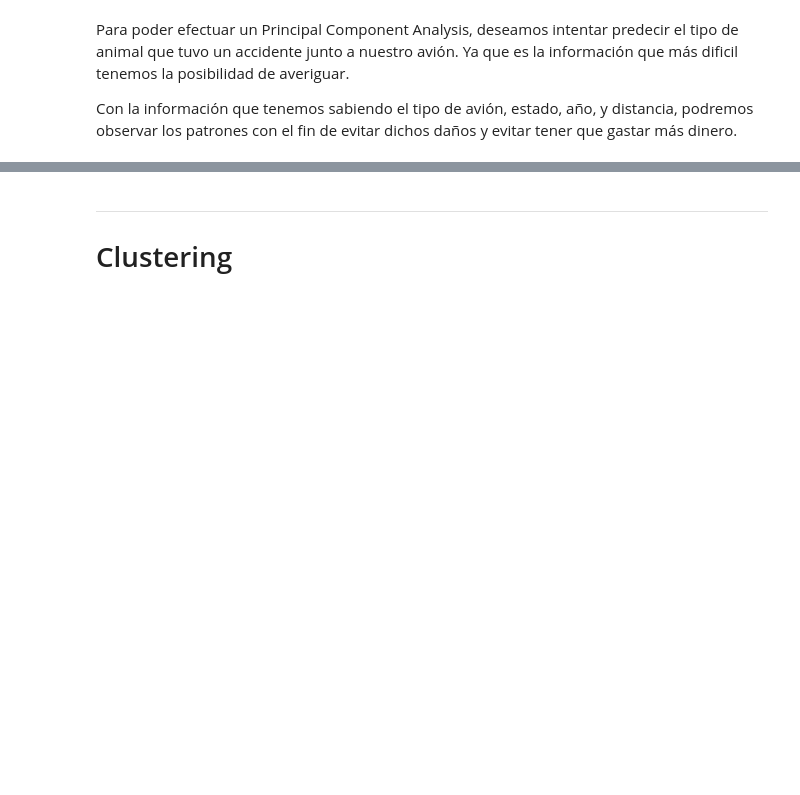
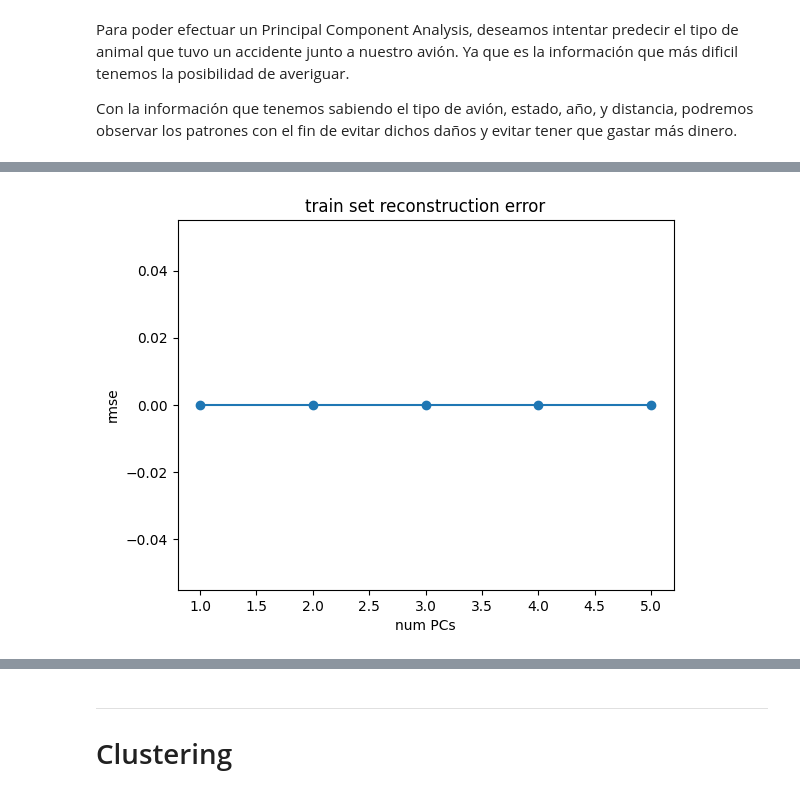
Before and after one commit to LuisBuenoA/Wildlife-Strike-Analysis, a Jupyter notebook: Practica1.ipynb, the cells around one changed output, grey strips where cells are left out. Drawn from its saved outputs; the diff is of its cells as text; code cells hidden in the pictures; blank space fills up the shorter version.

```diff
--- a/Practica1.ipynb
+++ b/Practica1.ipynb
@@ -379,0 +398,34 @@ X.shape, y.shape
+# %%
+X_train, X_test, y_train, y_test = train_test_split(X, y, test_size = 0.2, random_state = 0)
+# %%
+sc = StandardScaler()
+X_train = sc.fit_transform(X_train)
+X_test = sc.transform(X_test)
+# %%
+# Reconstruction error on MNIST vs number of latent dimensions used by PCA
+# * This is dimension D
+X_rank = np.linalg.matrix_rank(X_train)
+
+# * Generate the K's vector - To test out for the optimal L.
+Ks = [1,2,3,4,5]
+
+# ? - Vectors which are intended to store the RMSE values for train and test datasets.
+RMSE_train = np.arange(len(Ks))
+RMSE_test = np.arange(len(Ks))
+# %%
+
+# * For each L which we want to test out perform a PCA and it's corresponding reconstruction
+# * Both for the train & test datasets - Then for that specific L, log what the RMS error is in order to plot it.
+for index, K in enumerate(Ks):
+    print(K)
+    pca = PCA(n_components=K)
+
+    Xtrain_transformed = pca.fit_transform(X_train)
+    print(X_train)
+    Xtrain_proj = pca.inverse_transform(Xtrain_transformed)
+    print(Xtrain_proj)
+    RMSE_train[index] = mean_squared_error(X_train, Xtrain_proj, squared=False)
+
+    Xtest_transformed = pca.transform(X_test)
+    Xtest_proj = pca.inverse_transform(Xtest_transformed)
+    RMSE_test[index] = mean_squared_error(X_test, Xtest_proj, squared=False)
@@ -379,0 +450,11 @@ X.shape, y.shape
+# %%
+fig, ax = plt.subplots()
+xs = Ks
+ys = RMSE_train
+plt.title("train set reconstruction error")
+plt.xlabel("num PCs")
+plt.ylabel("rmse")
+ax.plot(xs, ys, marker="o")
+plt.show()
+# %% [output]
+[figure, added]
```
Also changed, not shown: parts of 19 cells of this notebook, 1 other file.
